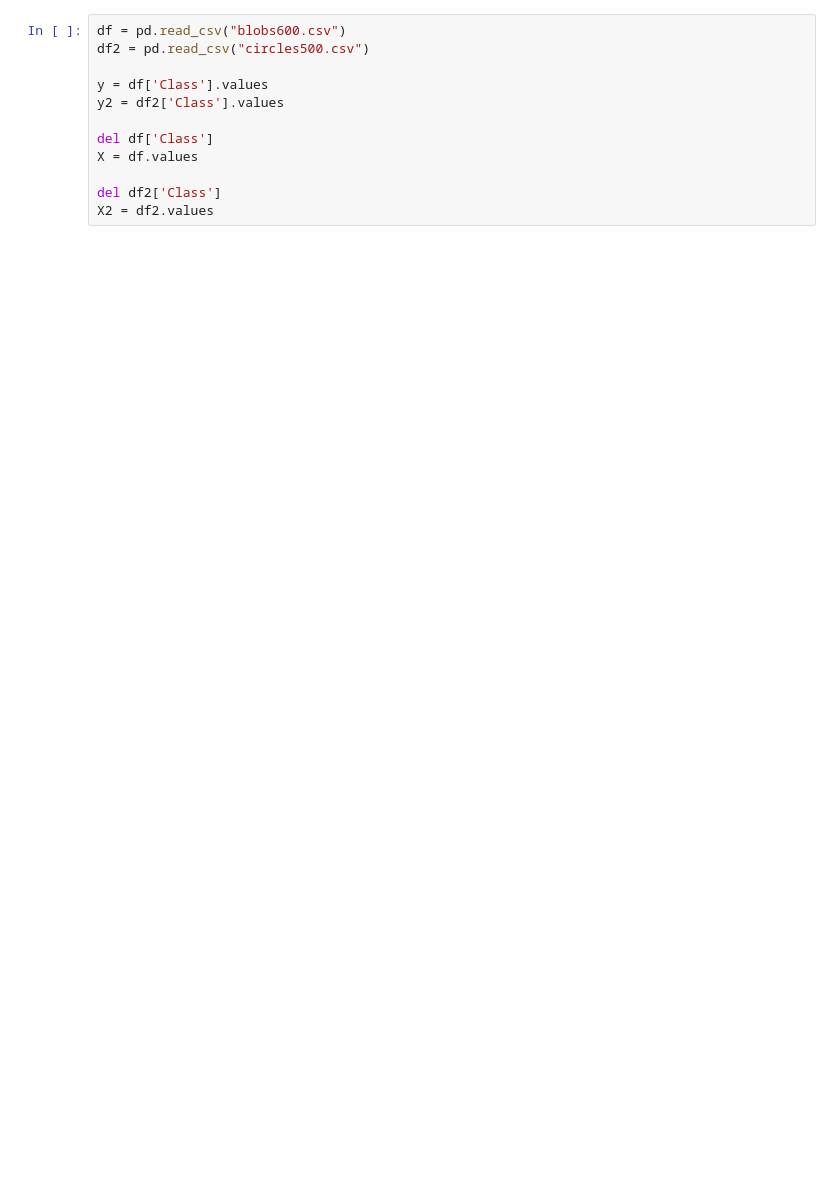
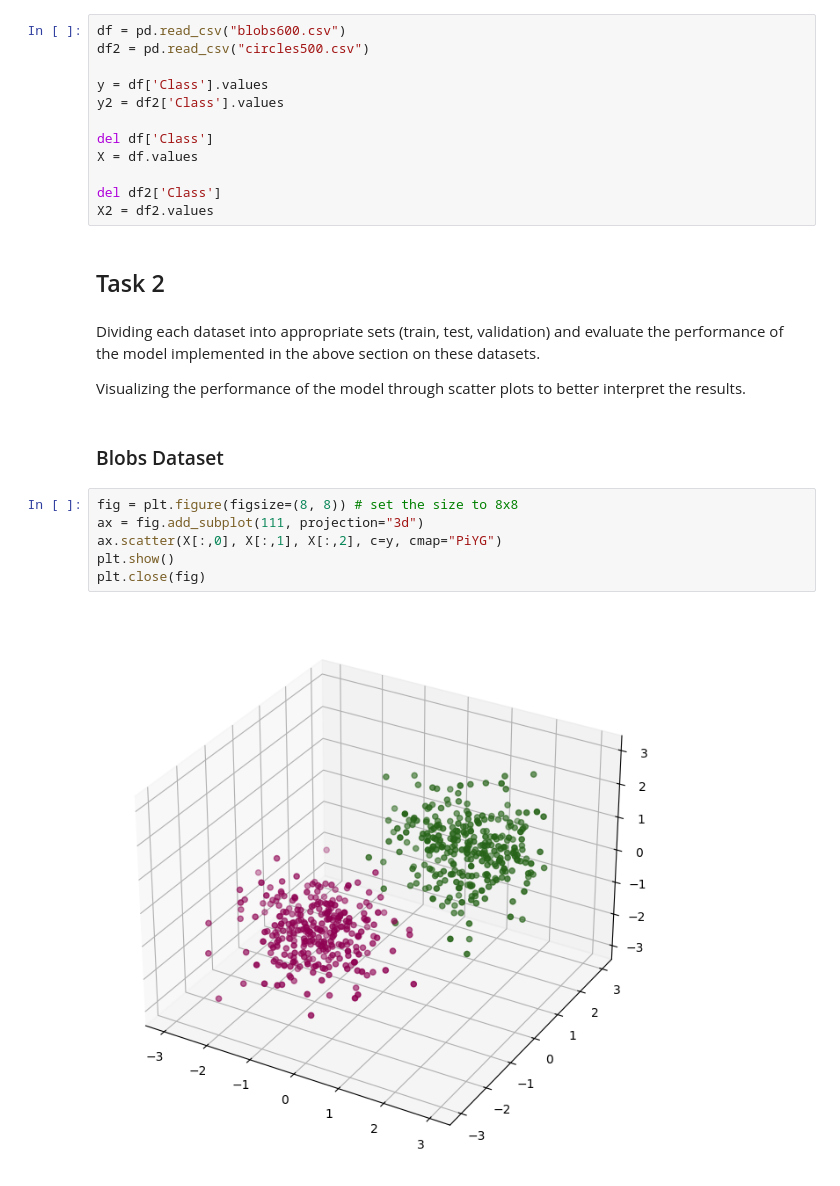
Before and after one commit to r99shrey-a11y/DeepLearning1, a Jupyter notebook: assignment1.ipynb, the cells around one changed output. Drawn from its saved outputs; the diff is of its cells as text; blank space fills up the shorter version.

Commit message:
Tasks 1-4 completed with graphs

```diff
--- a/assignment1.ipynb
+++ b/assignment1.ipynb
@@ -79,3 +92,19 @@ X = df.values
 
 del df2['Class']
 X2 = df2.values
+# %% [markdown]
+## Task 2
+# %% [markdown]
+Dividing each dataset into appropriate sets (train, test, validation) and evaluate the performance of the model implemented in the above section on these datasets.
+
+Visualizing the performance of the model through scatter plots to better interpret the results.
+# %% [markdown]
+### Blobs Dataset
+# %%
+fig = plt.figure(figsize=(8, 8)) # set the size to 8x8
+ax = fig.add_subplot(111, projection="3d")
+ax.scatter(X[:,0], X[:,1], X[:,2], c=y, cmap="PiYG")
+plt.show()
+plt.close(fig)
+# %% [output]
+[figure, added]
```
Also changed, not shown: parts of 30 cells of this notebook, 2 other files.
